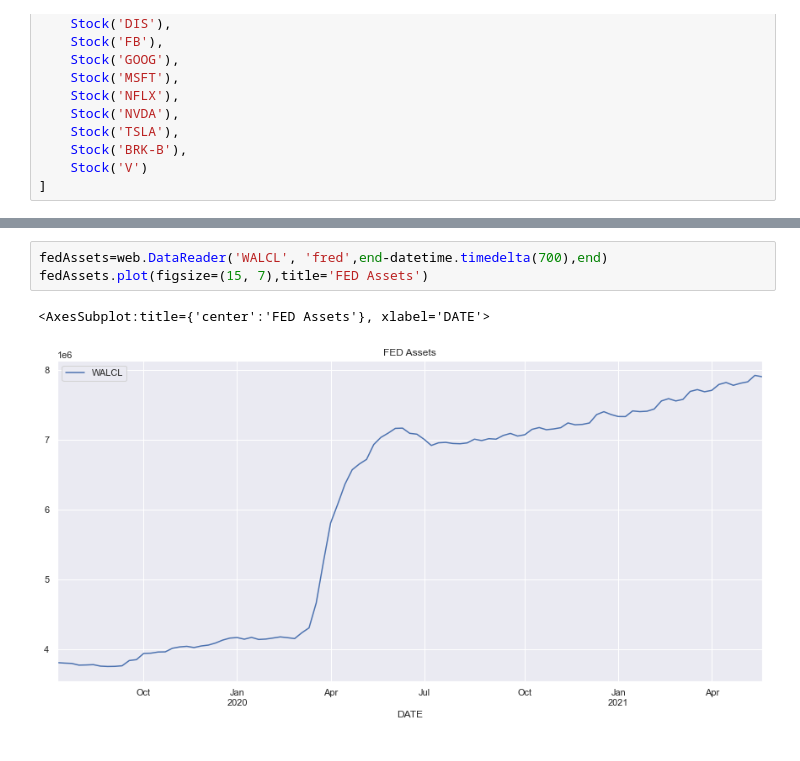
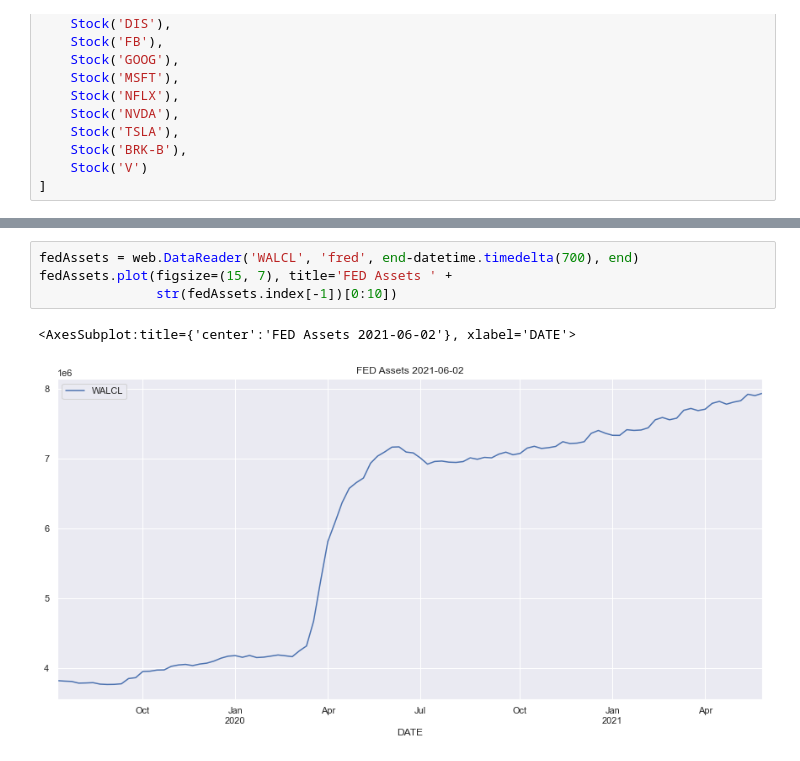
Before and after one commit to YuyuLin1003/stock_analysis, a Jupyter notebook: stock.ipynb, the cells around one changed output, grey strips where cells are left out. Drawn from its saved outputs; the diff is of its cells as text.

```diff
--- a/stock.ipynb
+++ b/stock.ipynb
@@ -341,6 +347,7 @@ Timestamp('2011-07-01 00:00:00')
 # %%
-fedAssets=web.DataReader('WALCL', 'fred',end-datetime.timedelta(700),end)
-fedAssets.plot(figsize=(15, 7),title='FED Assets')
+fedAssets = web.DataReader('WALCL', 'fred', end-datetime.timedelta(700), end)
+fedAssets.plot(figsize=(15, 7), title='FED Assets ' +
+               str(fedAssets.index[-1])[0:10])
 # %% [output]
-<AxesSubplot:title={'center':'FED Assets'}, xlabel='DATE'>
+<AxesSubplot:title={'center':'FED Assets 2021-06-02'}, xlabel='DATE'>
-[figure, old version]
+[figure, new version]
```
Also changed, not shown: parts of 6 cells of this notebook.
